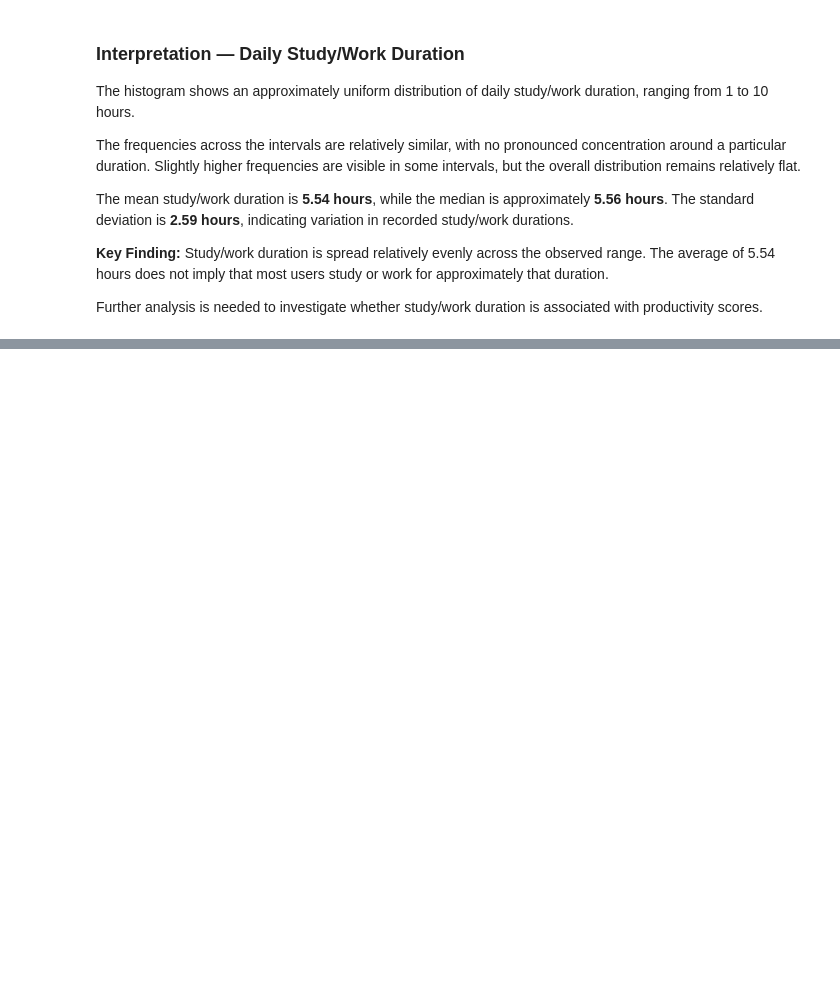
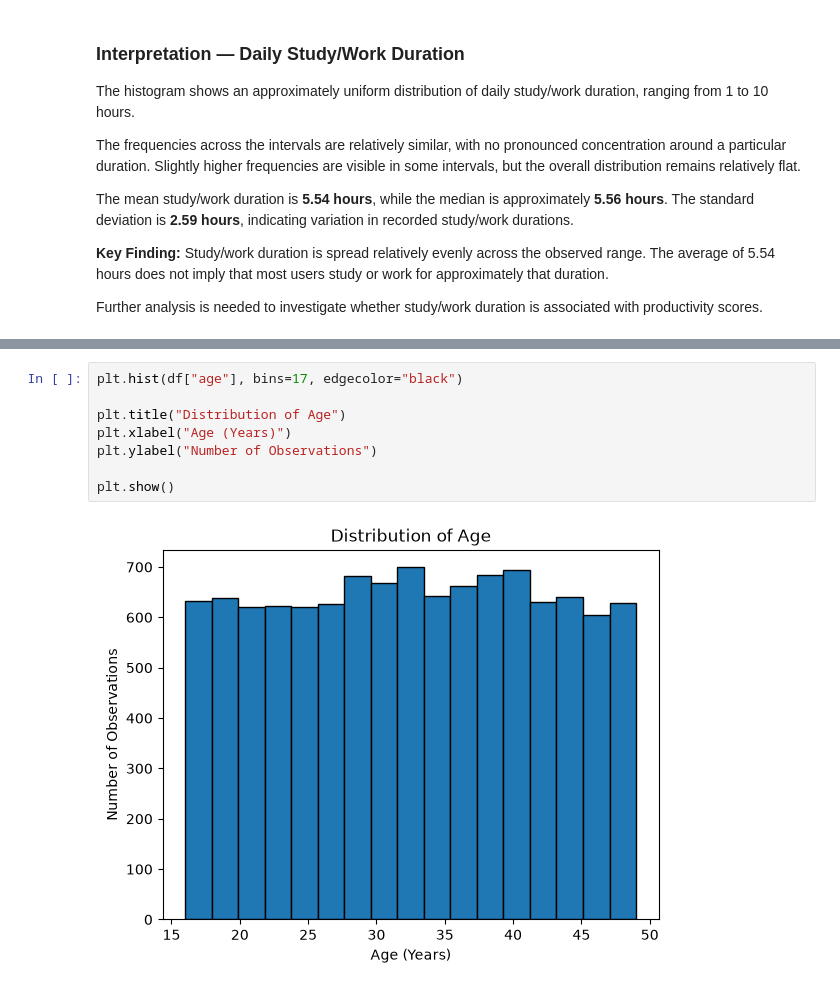
Before and after one commit to VaniGupta290307/digital-life-habits, a Jupyter notebook: Digital_life_habbit/data/data-analysis_visuals_univariate.ipynb, the cells around one changed output, grey strips where cells are left out. Saved outputs shown, nothing was run; the diff lists cells and outputs as text; blank space fills up the shorter version.

```diff
--- a/Digital_life_habbit/data/data-analysis_visuals_univariate.ipynb
+++ b/Digital_life_habbit/data/data-analysis_visuals_univariate.ipynb
@@ -147,0 +162,10 @@ Further analysis is needed to investigate whether study/work duration is associa
+# %%
+plt.hist(df["age"], bins=17, edgecolor="black")
+
+plt.title("Distribution of Age")
+plt.xlabel("Age (Years)")
+plt.ylabel("Number of Observations")
+
+plt.show()
+# %% [output]
+[figure, added]
```
Also changed, not shown: parts of 3 cells of this notebook.
